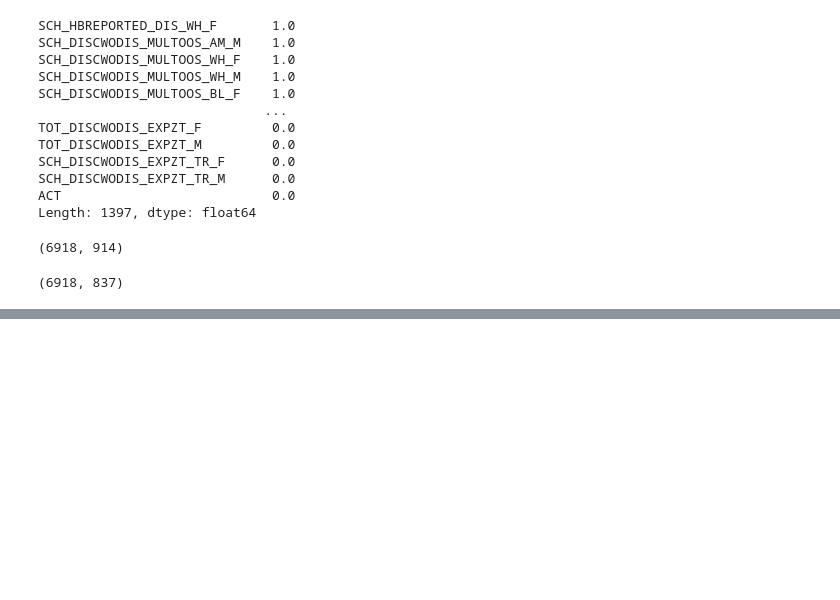
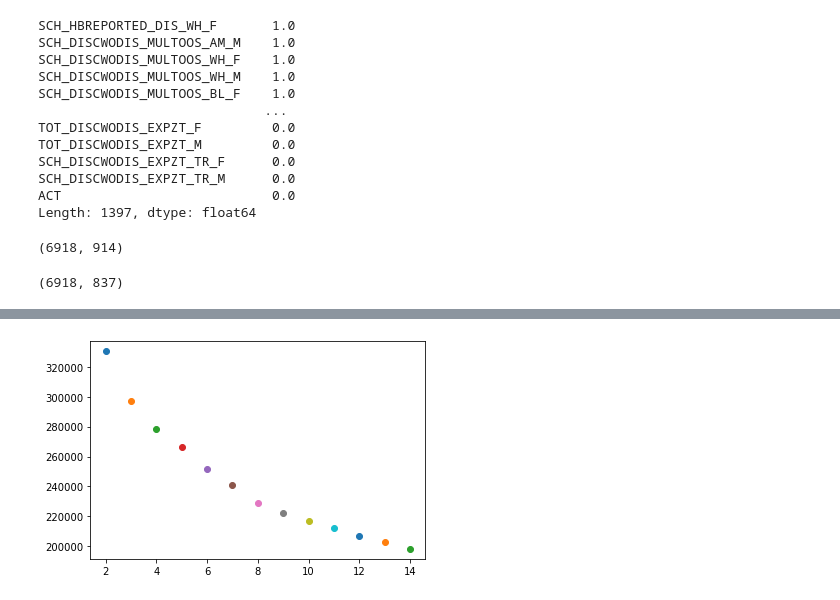
Before and after one commit to bentondavidl/School-Performance-Prediction, a Jupyter notebook: notebooks/feature selection.ipynb, the cells around one changed output, grey strips where cells are left out. Saved outputs shown, nothing was run; the diff lists cells and outputs as text; code cells hidden in the pictures; blank space fills up the shorter version.

Commit message:
add kmeans for different grouped columns

```diff
--- a/notebooks/feature selection.ipynb
+++ b/notebooks/feature selection.ipynb
@@ -63,10 +63,16 @@ high_schools['LEA_NAME'] = OrdinalEncoder().fit_transform(high_schools['LEA_NAME
 g = high_schools.columns.to_series().groupby(high_schools.dtypes).groups
 high_schools = high_schools.loc[:,~high_schools.columns.isin({k.name: v for k, v in g.items()}['object'])]
 X = high_schools.iloc[:,:-1]
+X.drop(['LEAID','LEA_NAME','SCHID','COMBOKEY'], axis=1, inplace=True)
 y = high_schools['ACT']
 # %%
-from sklearn.impute import KNNImputer
-X = KNNImputer().fit_transform(X)
+from sklearn.preprocessing import StandardScaler
+scaler = StandardScaler()
+X = scaler.fit_transform(X)
+# %%
+from sklearn.impute import KNNImputer
+X_np = KNNImputer().fit_transform(X)
+X = pd.DataFrame(X_np, columns=high_schools.drop(['LEAID','LEA_NAME','SCHID','COMBOKEY'], axis=1).iloc[:,:-1].columns)
 # %%
 # replace missing data with either mean or median depending on skewness
 # from scipy.stats import skew
@@ -85,0 +105,13 @@ np.isnan(X).sum()
+# %%
+X_all_tot = X.filter(regex=r'^TOT')
+# %%
+from sklearn.cluster import KMeans
+from sklearn.metrics import silhouette_score
+import matplotlib.pyplot as plt
+
+for k in range(2,15):
+    km = KMeans(n_clusters=k).fit(X_all_tot)
+    # score = silhouette_score(X, km.labels_)
+    plt.scatter(k, km.inertia_)
+# %% [output]
+[figure, added]
```
Also changed, not shown: parts of 13 cells of this notebook.
